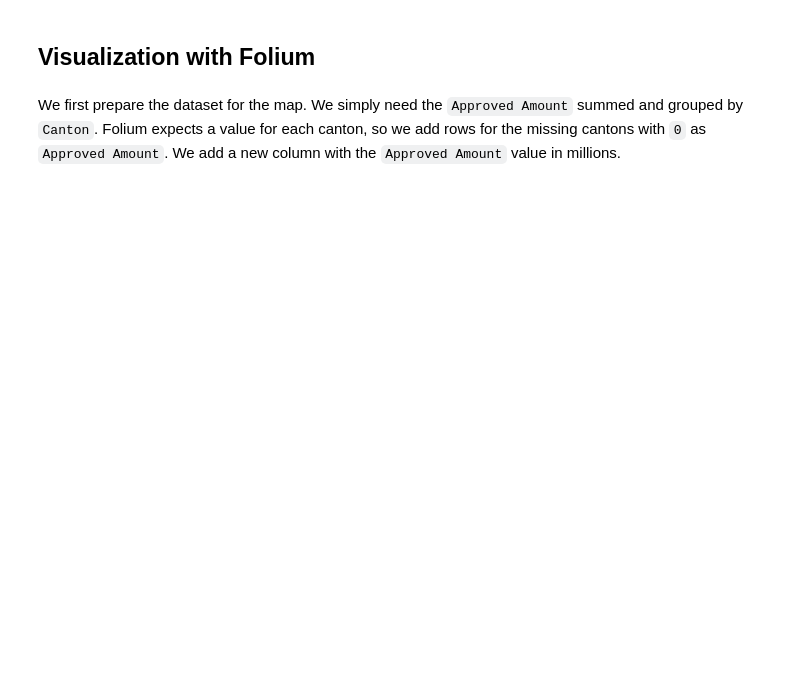
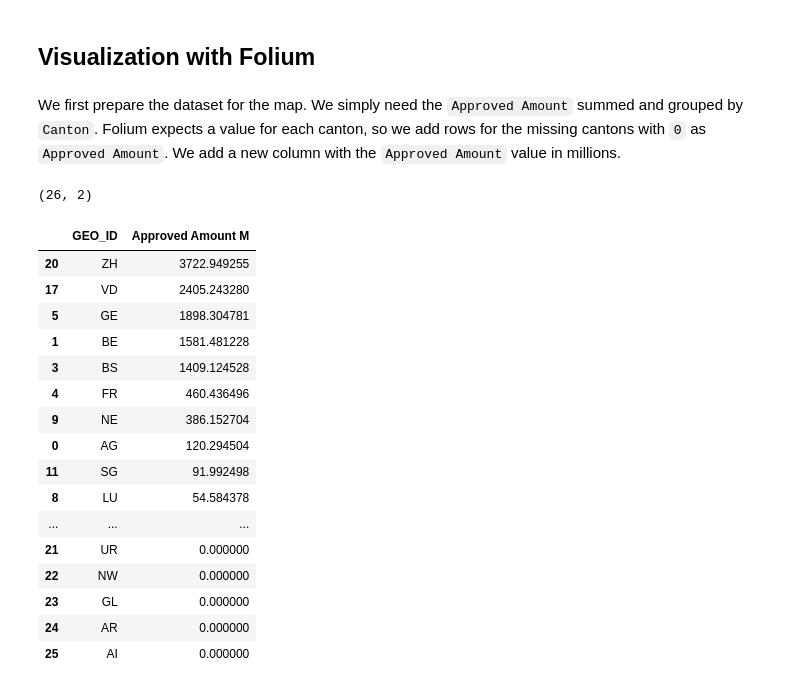
Before and after one commit to lfaucon/ada-homeworks, a Jupyter notebook: Homework_3/Homework 3.ipynb, the cells around one changed output. Cells and saved outputs as stored; diff of their text form; code cells hidden in the pictures; blank space fills up the shorter version.

```diff
--- a/Homework_3/Homework 3.ipynb
+++ b/Homework_3/Homework 3.ipynb
@@ -211,20 +269,39 @@ We first prepare the dataset for the map. We simply need the `Approved Amount` s
 # %%
 df_well_done = df_medium[~df_medium.Canton.isnull()]
 df_well_done = df_well_done[['Canton', 'Approved Amount']].groupby('Canton').sum().reset_index()
 
 for canton in cantons:
     if not canton in df_well_done.Canton.tolist():
         df_well_done = df_well_done.append({
             'Canton': canton,
             'Approved Amount': 0
         }, ignore_index=True)
 
 df_well_done['GEO_ID'] = df_well_done['Canton']
 df_well_done['Approved Amount M'] = df_well_done['Approved Amount'] / 1e+06
 df_well_done = df_well_done[['GEO_ID', 'Approved Amount M']]
 
 print(df_well_done.shape)
-df_well_done.head()
+df_well_done.sort_values(by="Approved Amount M", ascending=False)
+# %% [output]
+(26, 2)
+|  | GEO_ID | Approved Amount M |
+| 20 | ZH | 3722.949255 |
+| 17 | VD | 2405.243280 |
+| 5 | GE | 1898.304781 |
+| 1 | BE | 1581.481228 |
+| 3 | BS | 1409.124528 |
+| 4 | FR | 460.436496 |
+| 9 | NE | 386.152704 |
+| 0 | AG | 120.294504 |
+| 11 | SG | 91.992498 |
+| 8 | LU | 54.584378 |
+| ... | ... | ... |
+| 21 | UR | 0.000000 |
+| 22 | NW | 0.000000 |
+| 23 | GL | 0.000000 |
+| 24 | AR | 0.000000 |
+| 25 | AI | 0.000000 |
 # %%
 grants_map = folium.Map(location=[46.85, 8.05], zoom_start=8)
 grants_map.choropleth(
```
Also changed, not shown: parts of 14 cells of this notebook.
